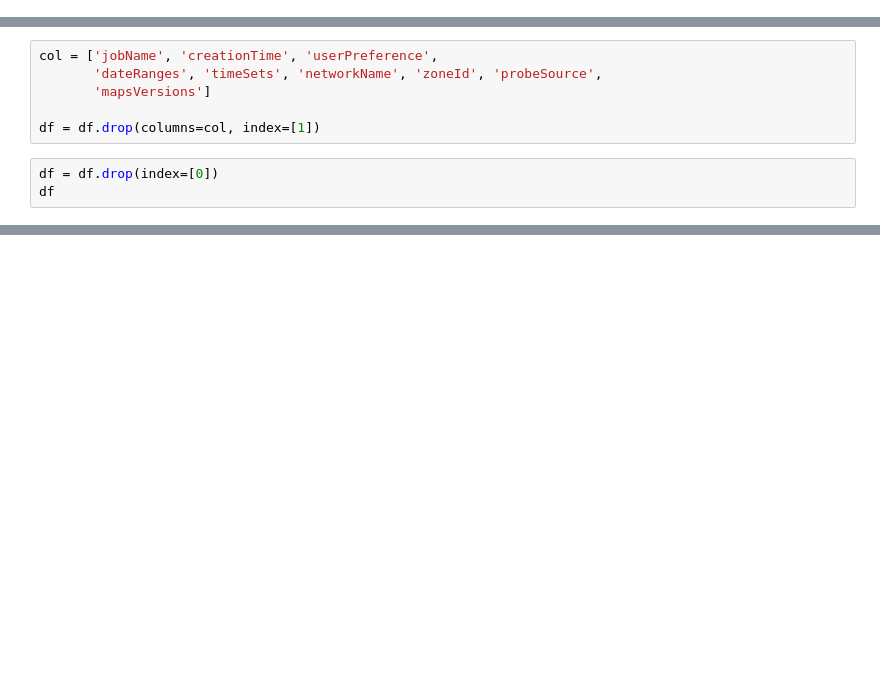
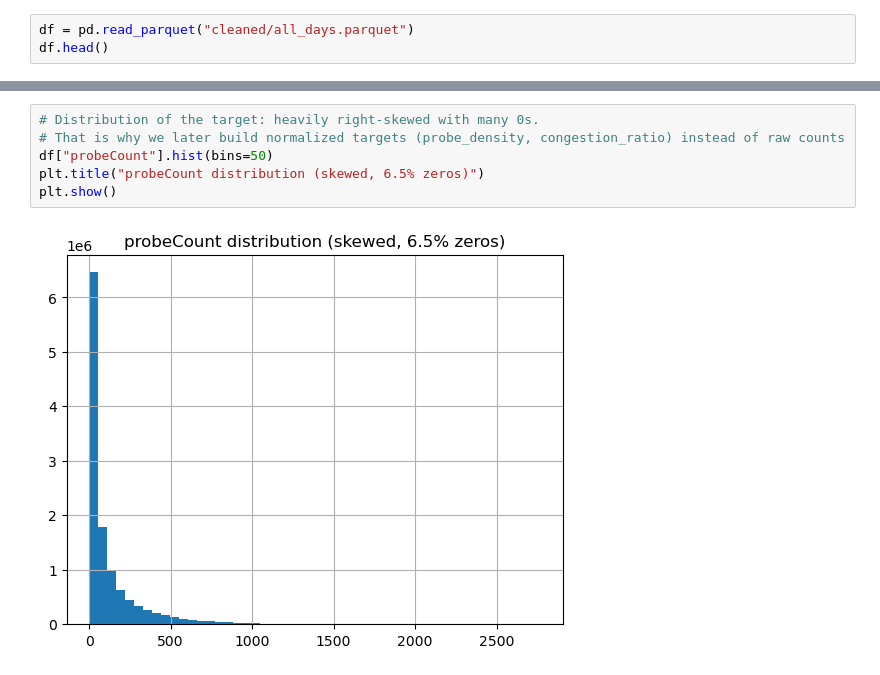
Before and after one commit to SapamPritamjit/PredictRoute, a Jupyter notebook: main.ipynb, the cells around one changed output, grey strips where cells are left out. Drawn from its saved outputs; the diff is of its cells as text; blank space fills up the shorter version.

```diff
--- a/main.ipynb
+++ b/main.ipynb
@@ -15,0 +8,3 @@ df.head()
+# %%
+df = pd.read_parquet("cleaned/all_days.parquet")
+df.head()
@@ -49,9 +35,0 @@ Index(['jobName', 'creationTime', 'segmentId', 'newSegmentId', 'speedLimit',
-# %%
-col = ['jobName', 'creationTime', 'userPreference',
-       'dateRanges', 'timeSets', 'networkName', 'zoneId', 'probeSource',
-       'mapsVersions']
-
-df = df.drop(columns=col, index=[1])
-# %%
-df = df.drop(index=[0])
-df
@@ -111,0 +70,8 @@ df.loc[5, 'segmentProbeCounts']
+# %%
+# Distribution of the target: heavily right-skewed with many 0s.
+# That is why we later build normalized targets (probe_density, congestion_ratio) instead of raw counts
+df["probeCount"].hist(bins=50)
+plt.title("probeCount distribution (skewed, 6.5% zeros)")
+plt.show()
+# %% [output]
+[figure, added]
```
Also changed, not shown: parts of 110 cells of this notebook, 1 other file.
